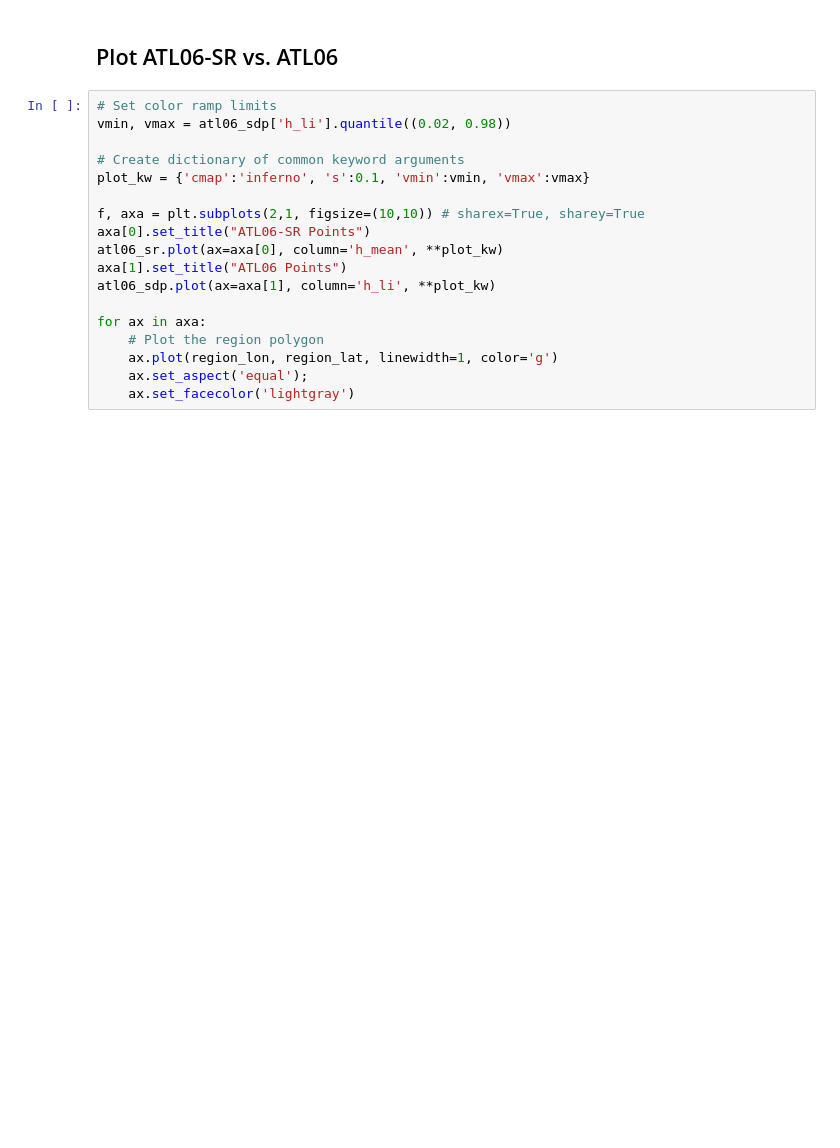
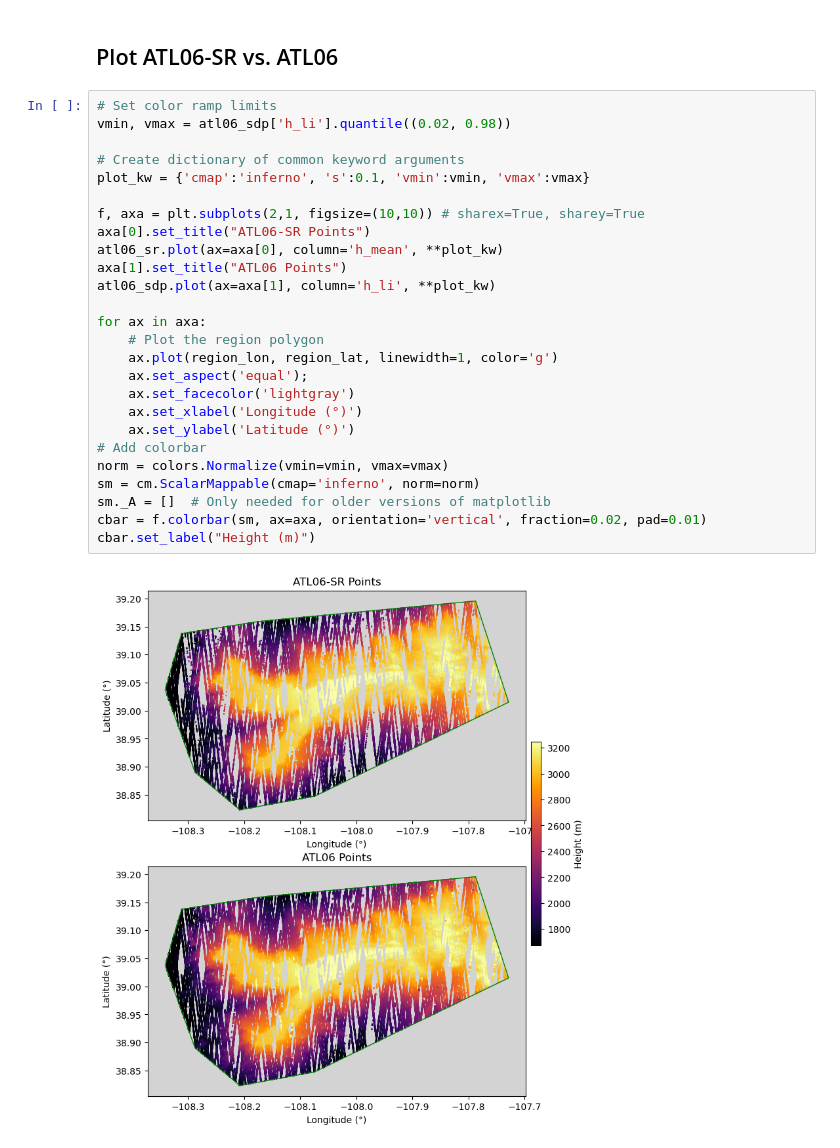
Before and after one commit to akhuller/sliderule-python, a Jupyter notebook: examples/grand_mesa_demo.ipynb, the cells around one changed output. Drawn from its saved outputs; the diff is of its cells as text; blank space fills up the shorter version.

```diff
--- a/examples/grand_mesa_demo.ipynb
+++ b/examples/grand_mesa_demo.ipynb
@@ -391,18 +411,28 @@ NameError: name 'Polygon' is not defined
 # %%
 # Set color ramp limits
 vmin, vmax = atl06_sdp['h_li'].quantile((0.02, 0.98))
 
 # Create dictionary of common keyword arguments
 plot_kw = {'cmap':'inferno', 's':0.1, 'vmin':vmin, 'vmax':vmax}
 
 f, axa = plt.subplots(2,1, figsize=(10,10)) # sharex=True, sharey=True
 axa[0].set_title("ATL06-SR Points")
 atl06_sr.plot(ax=axa[0], column='h_mean', **plot_kw)
 axa[1].set_title("ATL06 Points")
 atl06_sdp.plot(ax=axa[1], column='h_li', **plot_kw)
 
 for ax in axa:
     # Plot the region polygon
     ax.plot(region_lon, region_lat, linewidth=1, color='g')
     ax.set_aspect('equal');
     ax.set_facecolor('lightgray')
+    ax.set_xlabel('Longitude (°)')
+    ax.set_ylabel('Latitude (°)')
+# Add colorbar
+norm = colors.Normalize(vmin=vmin, vmax=vmax)
+sm = cm.ScalarMappable(cmap='inferno', norm=norm)
+sm._A = []  # Only needed for older versions of matplotlib
+cbar = f.colorbar(sm, ax=axa, orientation='vertical', fraction=0.02, pad=0.01)
+cbar.set_label("Height (m)")
+# %% [output]
+[figure, added]
```
Also changed, not shown: parts of 10 cells of this notebook.
